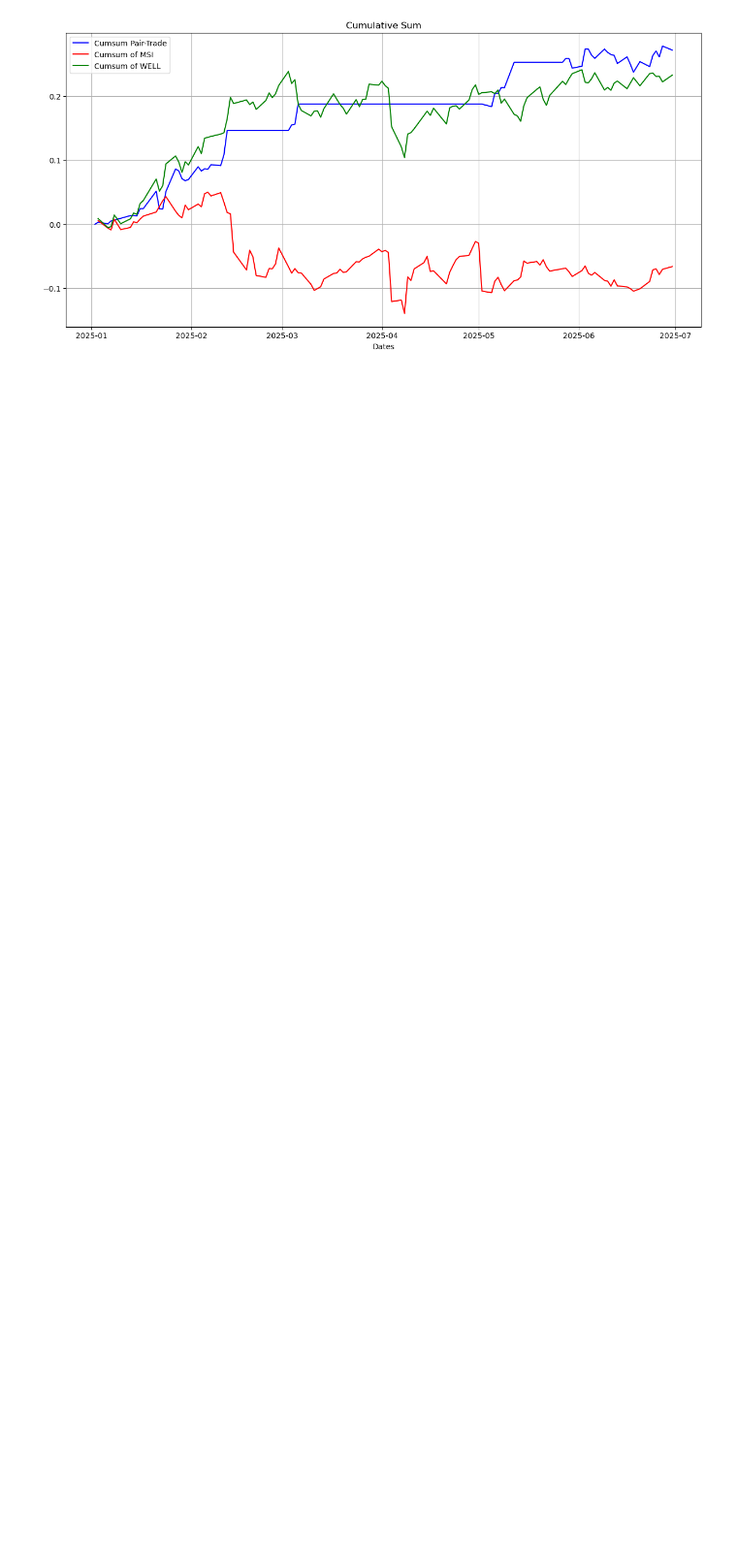
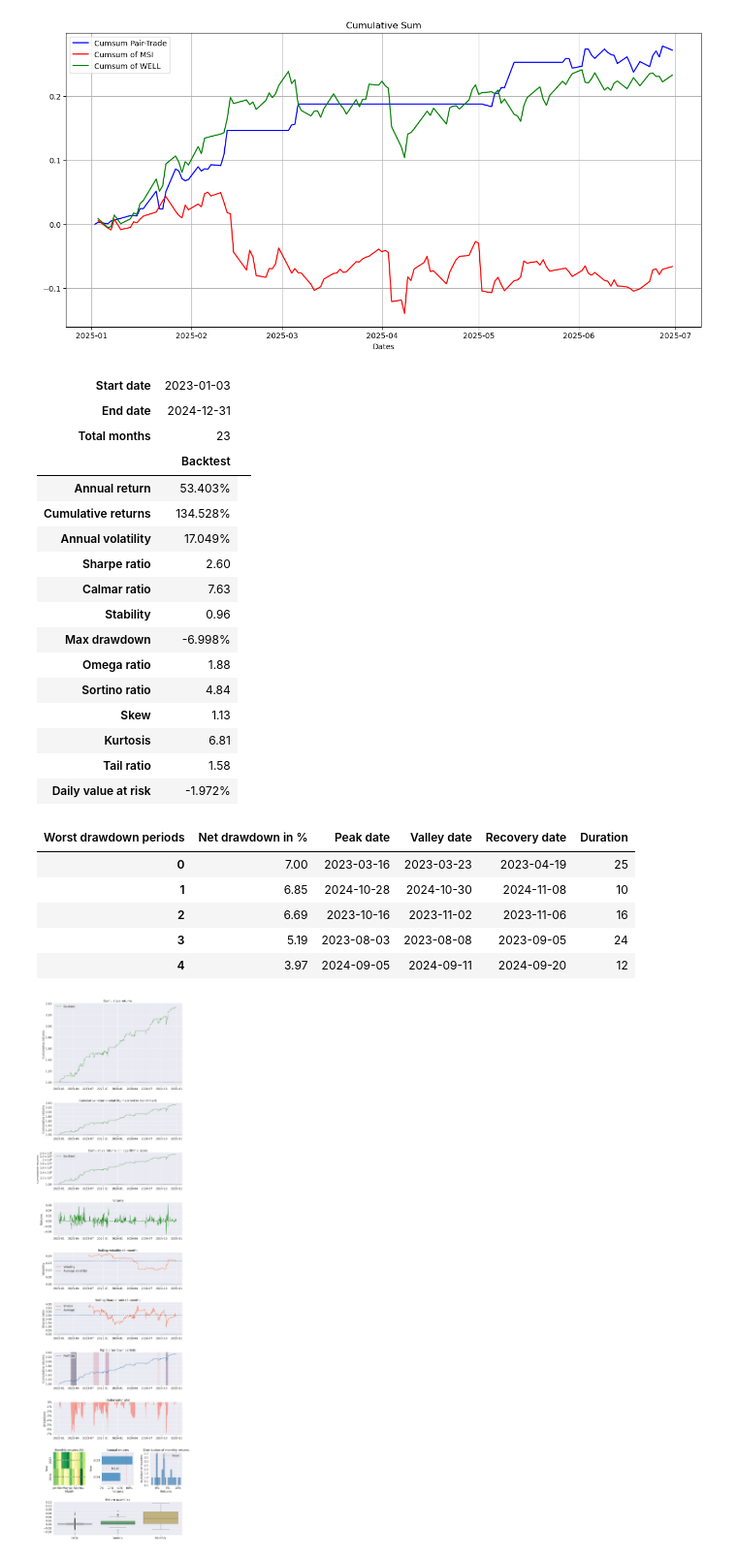
Before and after one commit to Driim/pair_trading, a Jupyter notebook: src/pair_trading_backtest.ipynb, the cells around one changed output. Shown at 97% size. Drawn from its saved outputs; the diff is of its cells as text; code cells hidden in the pictures; blank space fills up the shorter version.

```diff
--- a/src/pair_trading_backtest.ipynb
+++ b/src/pair_trading_backtest.ipynb
@@ -382,3 +414,34 @@ plt.show()
 # %% [output]
 [figure]
 [figure]
+# %%
+pf.create_full_tear_sheet(
+    pnl_with_dates,
+    round_trips=True,
+    estimate_intraday=False,
+)
+# %% [output]
+| Start date | 2023-01-03 |  |
+| End date | 2024-12-31 |  |
+| Total months | 23 |  |
+|  | Backtest |
+| Annual return | 53.403% |
+| Cumulative returns | 134.528% |
+| Annual volatility | 17.049% |
+| Sharpe ratio | 2.60 |
+| Calmar ratio | 7.63 |
+| Stability | 0.96 |
+| Max drawdown | -6.998% |
+| Omega ratio | 1.88 |
+| Sortino ratio | 4.84 |
+| Skew | 1.13 |
+| Kurtosis | 6.81 |
+| Tail ratio | 1.58 |
+| Daily value at risk | -1.972% |
+| Worst drawdown periods | Net drawdown in % | Peak date | Valley date | Recovery date | Duration |
+| 0 | 7.00 | 2023-03-16 | 2023-03-23 | 2023-04-19 | 25 |
+| 1 | 6.85 | 2024-10-28 | 2024-10-30 | 2024-11-08 | 10 |
+| 2 | 6.69 | 2023-10-16 | 2023-11-02 | 2023-11-06 | 16 |
+| 3 | 5.19 | 2023-08-03 | 2023-08-08 | 2023-09-05 | 24 |
+| 4 | 3.97 | 2024-09-05 | 2024-09-11 | 2024-09-20 | 12 |
+[figure, added]
```
Also changed, not shown: parts of 13 cells of this notebook, 5 other files.
